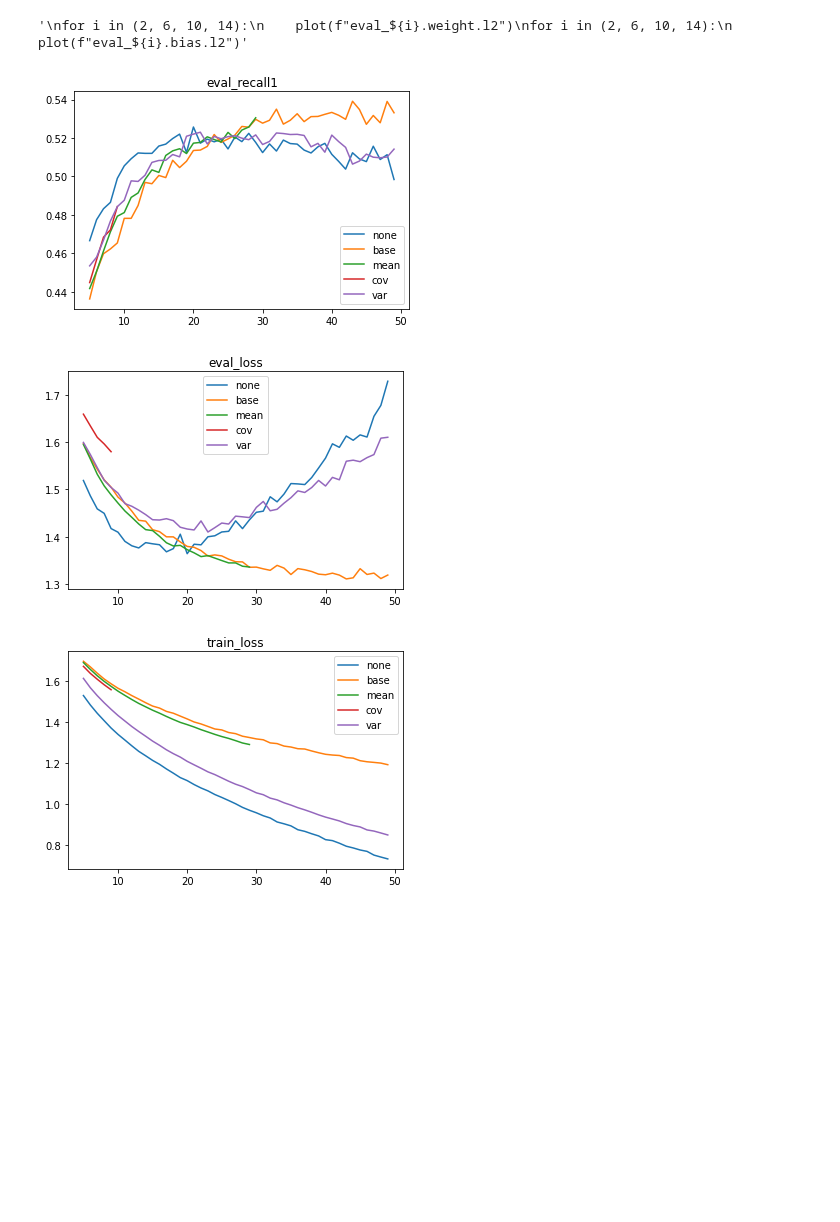
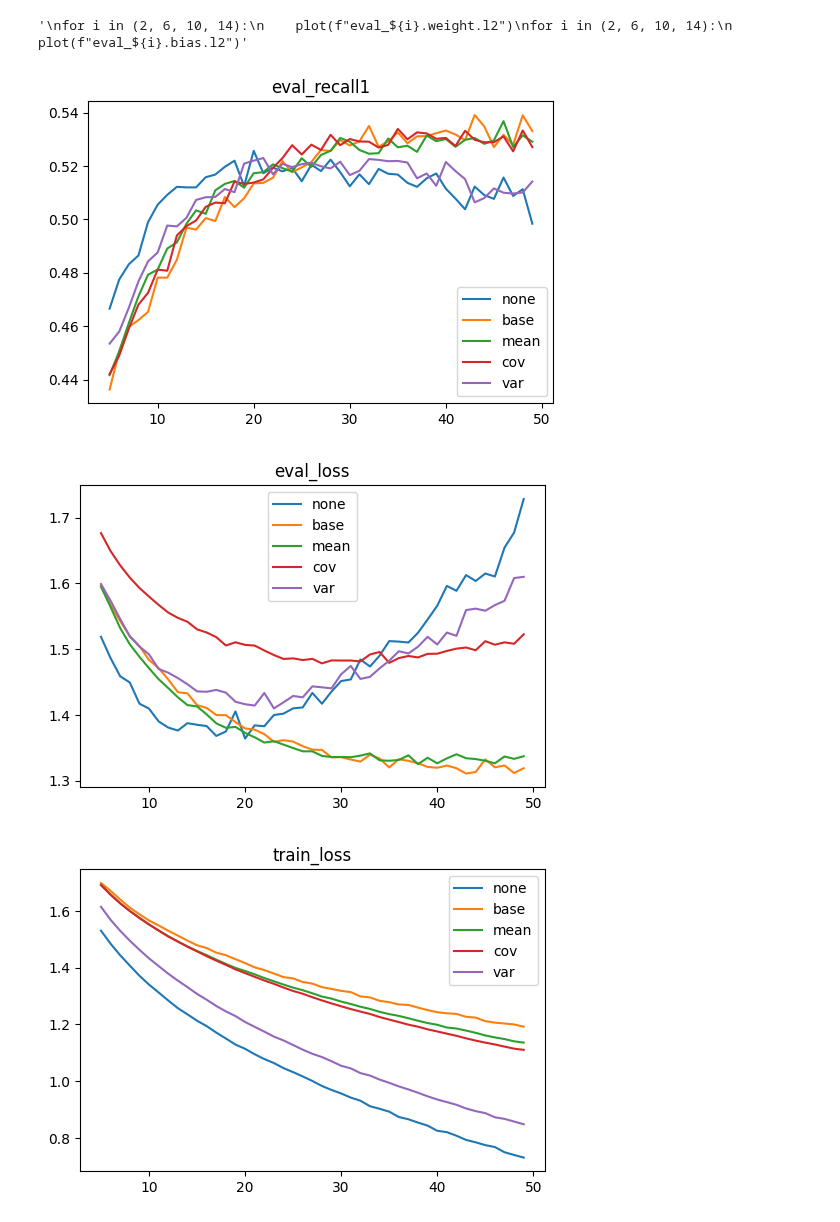
Before and after one commit to yingchenlin/kiln, a Jupyter notebook: dist.ipynb, the cells around one changed output. Drawn from its saved outputs; the diff is of its cells as text; code cells hidden in the pictures; blank space fills up the shorter version.

```diff
--- a/dist.ipynb
+++ b/dist.ipynb
@@ -4,30 +5,35 @@ import matplotlib as mpl
 import matplotlib.pyplot as plt
 import torch
 # %%
+group = "test"
+tags = ("none", "base", "mean", "cov", "var")
+#group = "layers"
+#tags = ("l", "l1", "l2", "l3", "l12", "l13", "l23", "l123")
+
 df_map = {}
-for tag in ("none", "base", "mean", "cov", "var"):
+for tag in tags:
     try:
-        df_map[tag] = pd.read_json(f"outputs/{tag}_1/logs.json")
+        df_map[tag] = pd.read_json(f"outputs/{group}/{tag}_1/logs.json")
     except:
         pass
 
 def plot(key, start=5):
-    _, ax = plt.subplots(1, 1)
+    _, ax = plt.subplots(1, 1, facecolor="w", dpi=100)
     ax.set_title(key)
     for tag, df in df_map.items():
-        df[df.index >= start][key].plot(ax=ax, label=tag)
+        df[df.index >= start][key].plot(ax=ax, label=tag,)
     ax.legend()
 
 plot(f"eval_recall1")
 plot(f"eval_loss")
 plot(f"train_loss")
 '''
 for i in (2, 6, 10, 14):
     plot(f"eval_${i}.weight.l2")
 for i in (2, 6, 10, 14):
     plot(f"eval_${i}.bias.l2")'''
 # %% [output]
 '\nfor i in (2, 6, 10, 14):\n    plot(f"eval_${i}.weight.l2")\nfor i in (2, 6, 10, 14):\n    plot(f"eval_${i}.bias.l2")'
-[figure, old version]
+[figure, new version]
-[figure, old version]
+[figure, new version]
-[figure, old version]
+[figure, new version]
```
Also changed, not shown: parts of 3 cells of this notebook, 2 other files.
